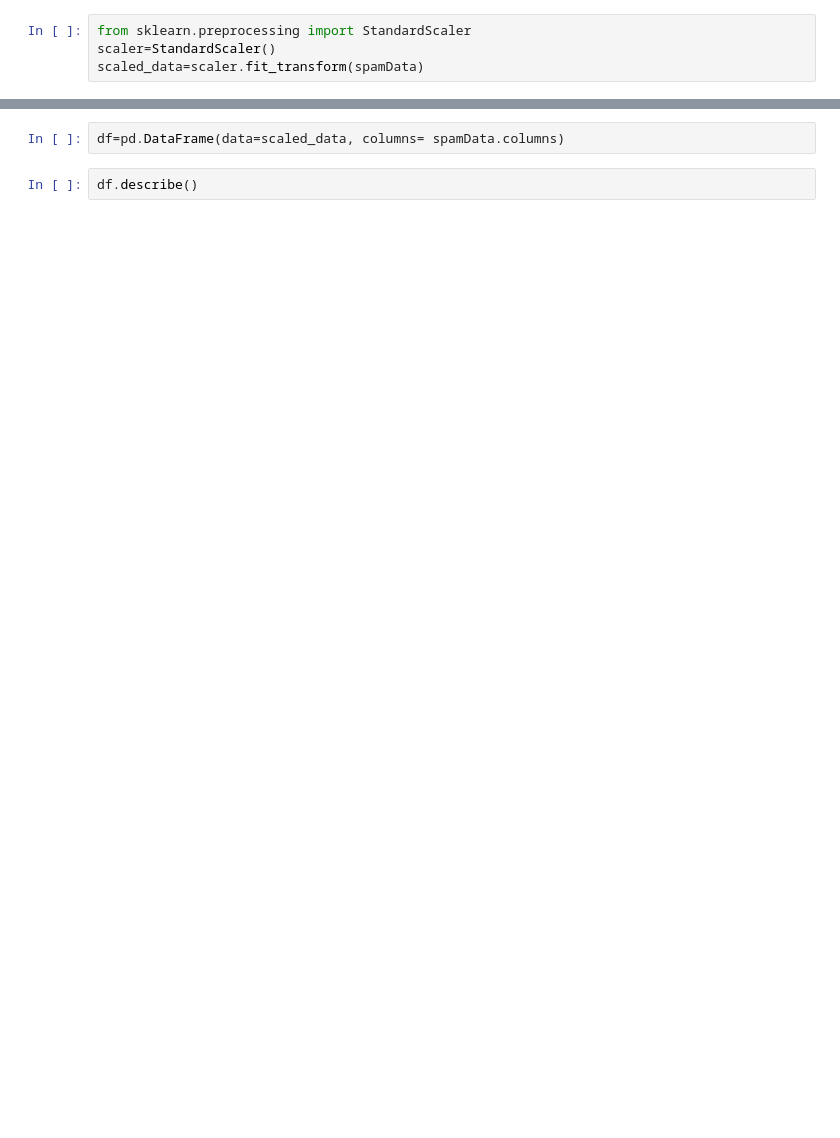
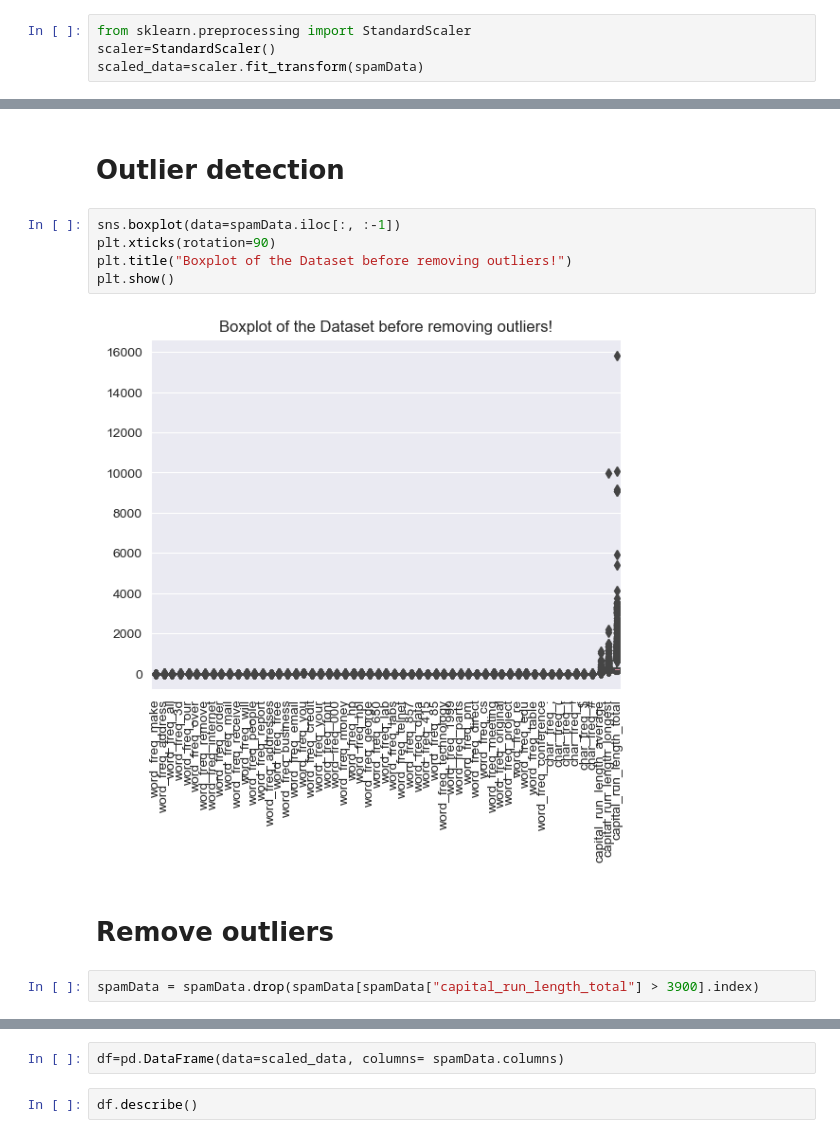
Before and after one commit to Seneshj/Machine-learning-CW, a Jupyter notebook: Decision tree/Database.ipynb, the cells around one changed output, grey strips where cells are left out. Cells and saved outputs as stored; diff of their text form; blank space fills up the shorter version.

```diff
--- a/Decision tree/Database.ipynb
+++ b/Decision tree/Database.ipynb
@@ -33,0 +90,13 @@ scaled_data=scaler.fit_transform(spamData)
+# %% [markdown]
+# Outlier detection
+# %%
+sns.boxplot(data=spamData.iloc[:, :-1])
+plt.xticks(rotation=90)
+plt.title("Boxplot of the Dataset before removing outliers!")
+plt.show()
+# %% [output]
+[figure, added]
+# %% [markdown]
+# Remove outliers
+# %%
+spamData = spamData.drop(spamData[spamData["capital_run_length_total"] > 3900].index)
```
Also changed, not shown: parts of 46 cells of this notebook, 14 other files.
